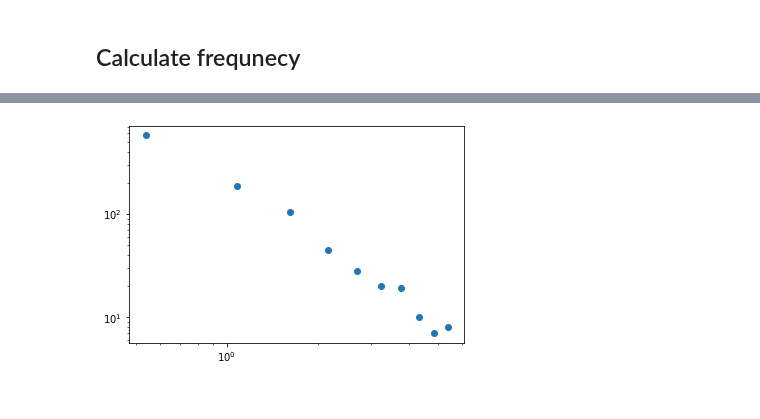
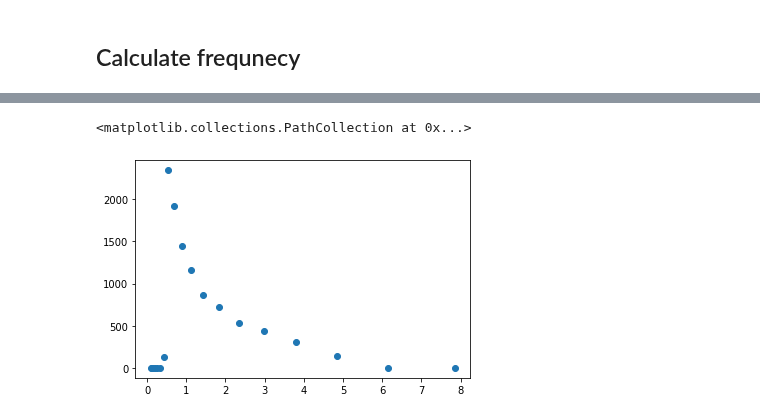
Before and after one commit to mmehrani/master_thesis, a Jupyter notebook: scripts/rotational_model/rotational_model.ipynb, the cells around one changed output, grey strips where cells are left out. Saved outputs shown, nothing was run; the diff lists cells and outputs as text; code cells hidden in the pictures.

```diff
--- a/scripts/rotational_model/rotational_model.ipynb
+++ b/scripts/rotational_model/rotational_model.ipynb
@@ -12,7 +12,7 @@ import numpy as np
 import matplotlib.pyplot as plt
 from tqdm import tqdm
 # %%
-num_neurons = 1000
+num_neurons = 10000
 g =  2
 random_input_span = (3.5,13.5) #it should fall in the well defined cos(\theta) domain.
 
@@ -156,0 +155,4 @@ NameError: name 'spikies_freq_neurons' is not defined
+# %%
+(heights, bins, patches) = plt.hist(spikies_period_mean,bins=np.logspace(np.log10(0.1),np.log10(10.0), 20))
+plt.yscale('log')
+plt.xscale('log')
@@ -157,7 +161,7 @@ NameError: name 'spikies_freq_neurons' is not defined
 # %%
-heights, bins = np.histogram(spikies_period_mean)
 plt.scatter(bins[:-1],heights)
-plt.yscale('log')
-plt.xscale('log')
+# plt.yscale('log')
+# plt.xscale('log')
 # %% [output]
+<matplotlib.collections.PathCollection at 0x...>
-[figure, old version]
+[figure, new version]
```
Also changed, not shown: parts of 12 cells of this notebook, 1 other file.
